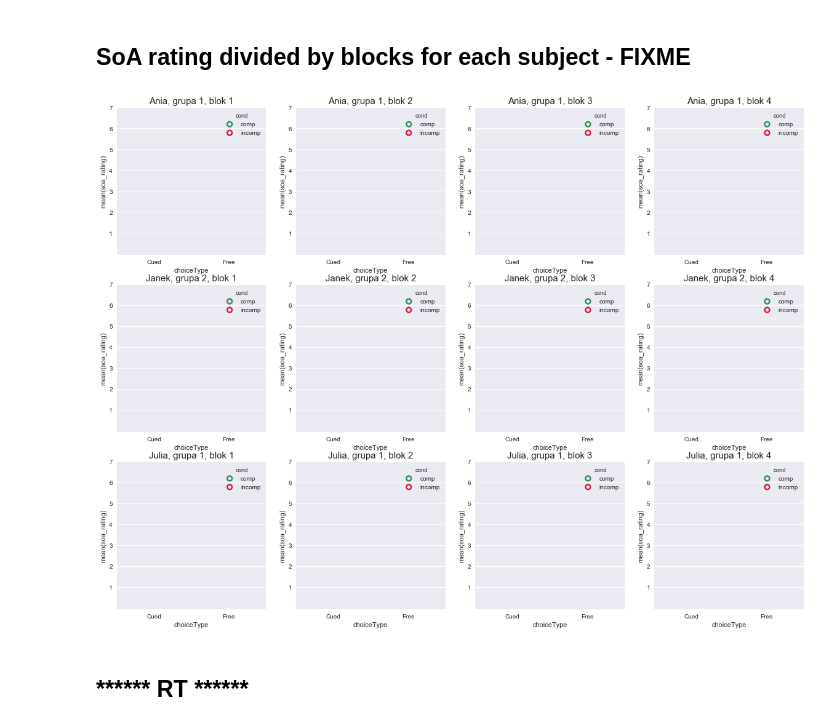
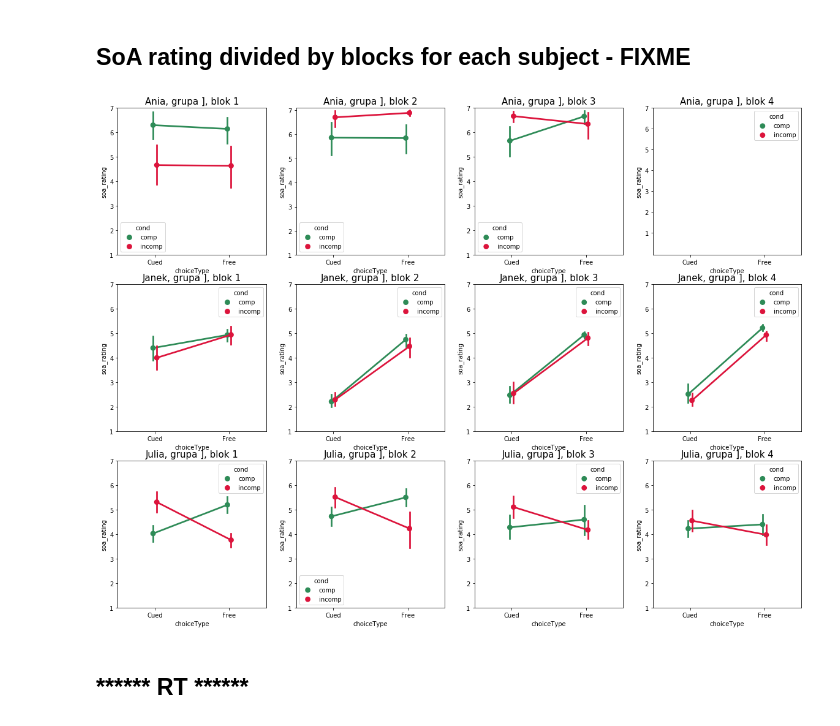
Before and after one commit to mmagnuski/senofag, a Jupyter notebook: notebooks/Experiment 2 DATA ANALYSIS.ipynb, the cells around one changed output. Drawn from its saved outputs; the diff is of its cells as text; code cells hidden in the pictures.

Commit message:
Fixed notebook for data analysis

```diff
--- a/notebooks/Experiment 2 DATA ANALYSIS.ipynb
+++ b/notebooks/Experiment 2 DATA ANALYSIS.ipynb
@@ -22,7 +22,8 @@ import matplotlib as mpl
 import matplotlib.pyplot as plt
 import seaborn as sns
 # %%
-PTH = r"C:\PhD_SoA_Study\senofag\notebooks\Experiment_2_data"
+# PTH = r"C:\PhD_SoA_Study\senofag\notebooks\Experiment_2_data"
+PTH = r"D:\PROCEDURY\senofag\notebooks\Experiment_2_data"
 # %%
 fls = glob.glob(op.join(PTH, '*.csv'))
 fls[:3]
@@ -93,12 +99,16 @@ KeyboardInterrupt:
 # %%
 df = pd.DataFrame()
 for file in fls:
-    if 'regular' in file.split('\\')[6]:
-        person_nr = file.split('\\')[6].split('_')[2]
-        group_nr = file.split('\\')[6].split('_')[1]
+    # Below at home:
+#     split_file = file.split('\\')[6]
+    # Below in the lab:
+    split_file = file.split('\\')[5]
+    if 'regular' in split_file:
+        person_nr = split_file.split('_')[2]
+        group_nr = int(split_file.split('_')[1])
 
         # FIXME - przy nowych danych można usunąć "block_nr"
-        block_nr = file.split('\\')[6].split('_')[-1].split('.')[0]
+        block_nr = split_file.split('_')[-1].split('.')[0]
         df_person = pd.read_csv(os.path.join(PTH, file), sep=',')
         df_person.loc[:, 'subject_nr'] = person_nr
         df_person.loc[:, 'block_nr'] = block_nr
@@ -165,38 +175,38 @@ for num, name in enumerate(np.unique(df['subject_nr'])):
 # Create a figure to be filled with plots
 fig, ax = plt.subplots(ncols=4, nrows=len(np.unique(df['subject_nr'])), figsize=(20, 15))
 
 # Iterate through subjects and blocks and fill the figure
 for num, name in enumerate(np.unique(df['subject_nr'])):
 
     # choose a proper subject
     subject = df.query('ifcorr == True').query('subject_nr == "{}"'.format(name))
 
     # plot for each block
     plt1 = sns.pointplot(x='choiceType', y='soa_rating', order=('Cued', 'Free'), hue='cond', hue_order=('comp', 'incomp'),
-                         data=subject.query('block_nr == 1'), palette=('seagreen', 'crimson'), dodge=True,
+                         data=subject.query('block == 1'), palette=('seagreen', 'crimson'), dodge=True,
                          ax=ax[num][0])
     plt2 = sns.pointplot(x='choiceType', y='soa_rating', order=('Cued', 'Free'), hue='cond', hue_order=('comp', 'incomp'),
-                         data=subject.query('block_nr == 2'), palette=('seagreen', 'crimson'), dodge=True,
+                         data=subject.query('block == 2'), palette=('seagreen', 'crimson'), dodge=True,
                          ax=ax[num, 1])
     plt3 = sns.pointplot(x='choiceType', y='soa_rating', order=('Cued', 'Free'), hue='cond', hue_order=('comp', 'incomp'),
-                         data=subject.query('block_nr == 3'), palette=('seagreen', 'crimson'), dodge=True,
+                         data=subject.query('block == 3'), palette=('seagreen', 'crimson'), dodge=True,
                          ax=ax[num, 2])
     plt4 = sns.pointplot(x='choiceType', y='soa_rating', order=('Cued', 'Free'), hue='cond', hue_order=('comp', 'incomp'),
-                         data=subject.query('block_nr == 4'), palette=('seagreen', 'crimson'), dodge=True,
+                         data=subject.query('block == 4'), palette=('seagreen', 'crimson'), dodge=True,
                          ax=ax[num, 3])
 
     # set labels and ticks
     x = range(1, 8)
     plt1.set_yticks(x)
     plt1.set_title('{}, grupa {}, blok {}'.format(name, str(np.unique(subject.group_nr))[2], 1), fontsize=15)
     plt2.set_yticks(x)
     plt2.set_title('{}, grupa {}, blok {}'.format(name, str(np.unique(subject.group_nr))[2], 2), fontsize=15)
     plt3.set_yticks(x)
     plt3.set_title('{}, grupa {}, blok {}'.format(name, str(np.unique(subject.group_nr))[2], 3), fontsize=15)
     plt4.set_yticks(x)
     plt4.set_title('{}, grupa {}, blok {}'.format(name, str(np.unique(subject.group_nr))[2], 4), fontsize=15)
 # %% [output]
-[figure, old version]
+[figure, new version]
 # %% [markdown]
 ## ****** RT ******
 # %%
```
Also changed, not shown: parts of 7 cells of this notebook.
